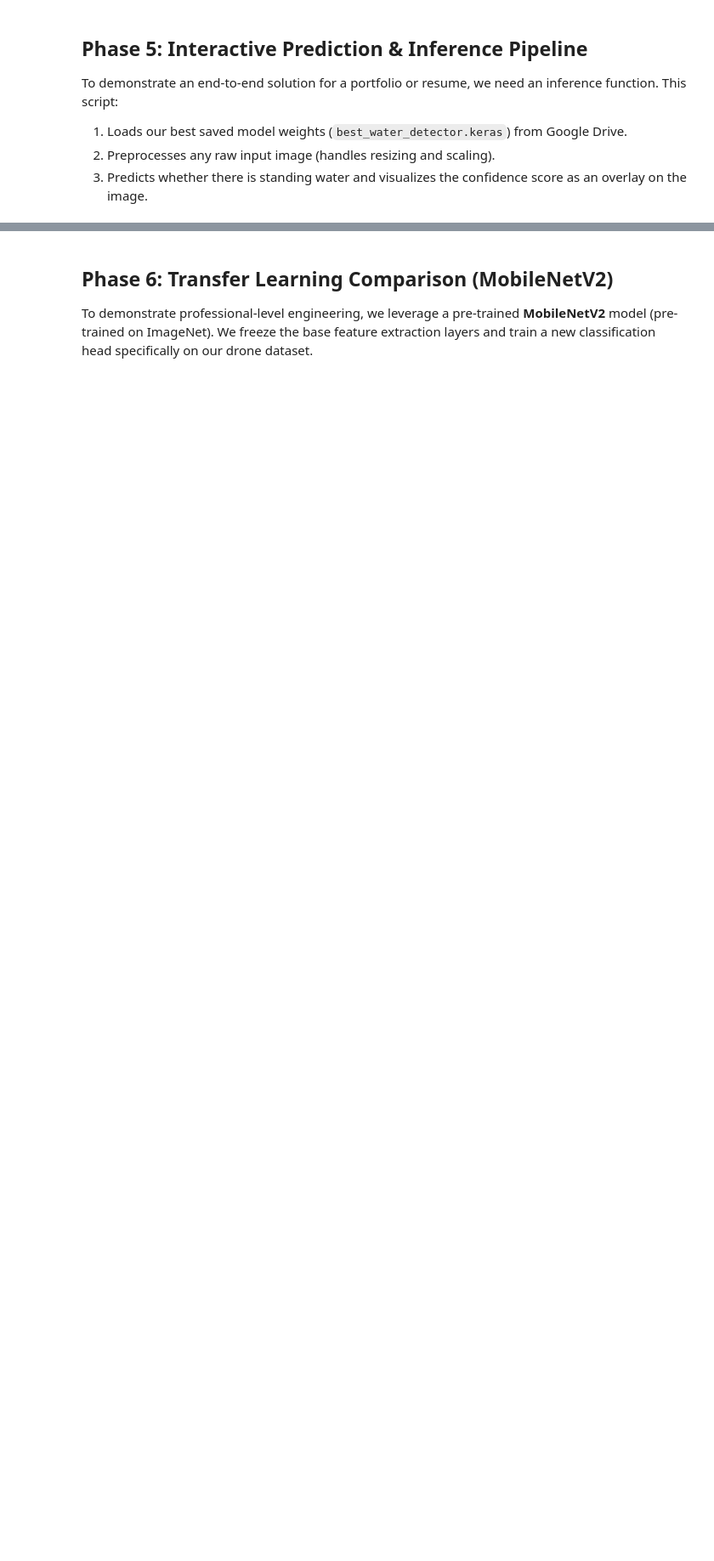
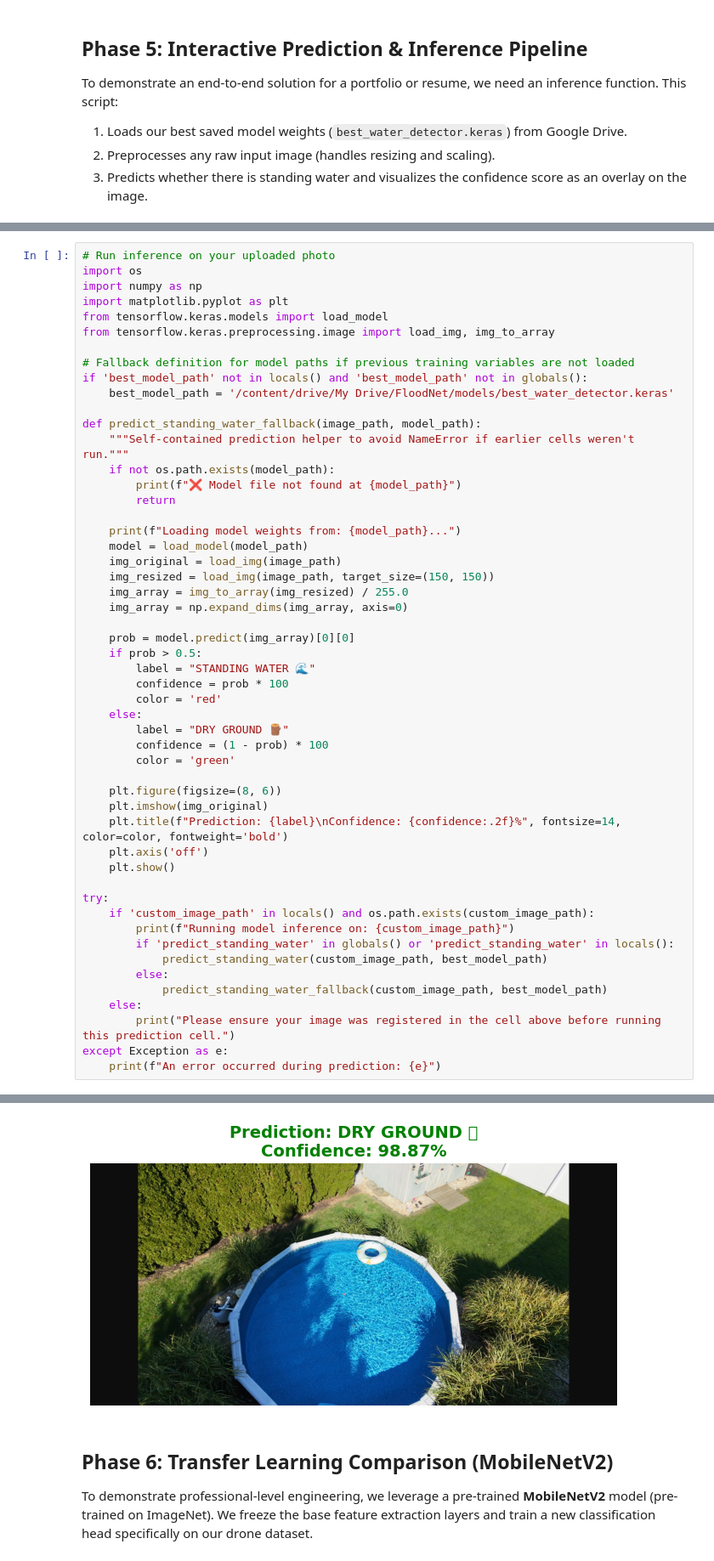
Before and after one commit to OnyxxSan/FloodNet-ML-project, a Jupyter notebook: FloodNet_ML_Project.ipynb, the cells around one changed output, grey strips where cells are left out. Shown at 85% size. Drawn from its saved outputs; the diff is of its cells as text; blank space fills up the shorter version.

```diff
--- a/FloodNet_ML_Project.ipynb
+++ b/FloodNet_ML_Project.ipynb
@@ -791,0 +824,53 @@ Running inference on test image: dataset/FloodNet-Supervised_v1.0/val/val-org-im
+# %%
+# Run inference on your uploaded photo
+import os
+import numpy as np
+import matplotlib.pyplot as plt
+from tensorflow.keras.models import load_model
+from tensorflow.keras.preprocessing.image import load_img, img_to_array
+
+# Fallback definition for model paths if previous training variables are not loaded
+if 'best_model_path' not in locals() and 'best_model_path' not in globals():
+    best_model_path = '/content/drive/My Drive/FloodNet/models/best_water_detector.keras'
+
+def predict_standing_water_fallback(image_path, model_path):
+    """Self-contained prediction helper to avoid NameError if earlier cells weren't run."""
+    if not os.path.exists(model_path):
+        print(f"❌ Model file not found at {model_path}")
+        return
+
+    print(f"Loading model weights from: {model_path}...")
+    model = load_model(model_path)
+    img_original = load_img(image_path)
+    img_resized = load_img(image_path, target_size=(150, 150))
+    img_array = img_to_array(img_resized) / 255.0
+    img_array = np.expand_dims(img_array, axis=0)
+
+    prob = model.predict(img_array)[0][0]
+    if prob > 0.5:
+        label = "STANDING WATER 🌊"
+        confidence = prob * 100
+        color = 'red'
+    else:
+        label = "DRY GROUND 🪵"
+        confidence = (1 - prob) * 100
+        color = 'green'
+
+    plt.figure(figsize=(8, 6))
+    plt.imshow(img_original)
+    plt.title(f"Prediction: {label}\nConfidence: {confidence:.2f}%", fontsize=14, color=color, fontweight='bold')
+    plt.axis('off')
+    plt.show()
+
+try:
+    if 'custom_image_path' in locals() and os.path.exists(custom_image_path):
+        print(f"Running model inference on: {custom_image_path}")
+        if 'predict_standing_water' in globals() or 'predict_standing_water' in locals():
+            predict_standing_water(custom_image_path, best_model_path)
+        else:
+            predict_standing_water_fallback(custom_image_path, best_model_path)
+    else:
+        print("Please ensure your image was registered in the cell above before running this prediction cell.")
+except Exception as e:
+    print(f"An error occurred during prediction: {e}")
+# %% [output]
@@ -792,3 +880,4 @@ Running inference on test image: dataset/FloodNet-Supervised_v1.0/val/val-org-im
+[figure, added]
 # %% [markdown]
 ## Phase 6: Transfer Learning Comparison (MobileNetV2)
 
```
Also changed, not shown: parts of 3 cells of this notebook.
